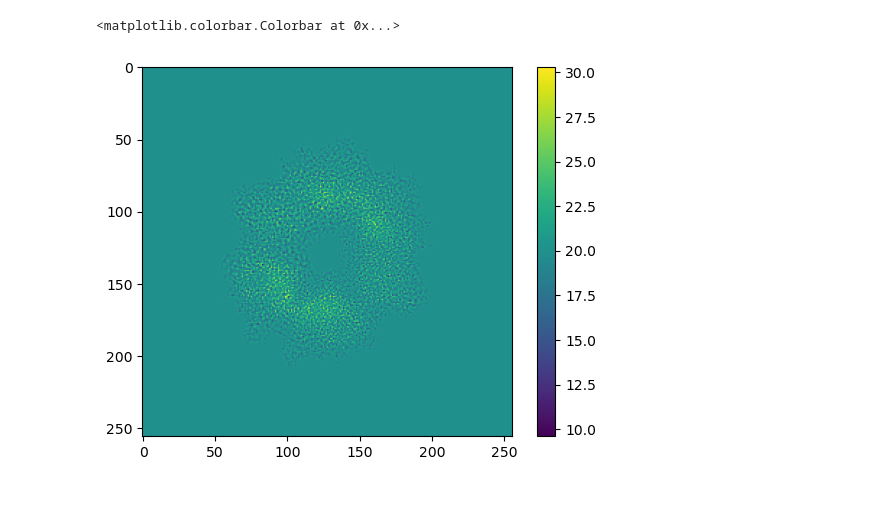
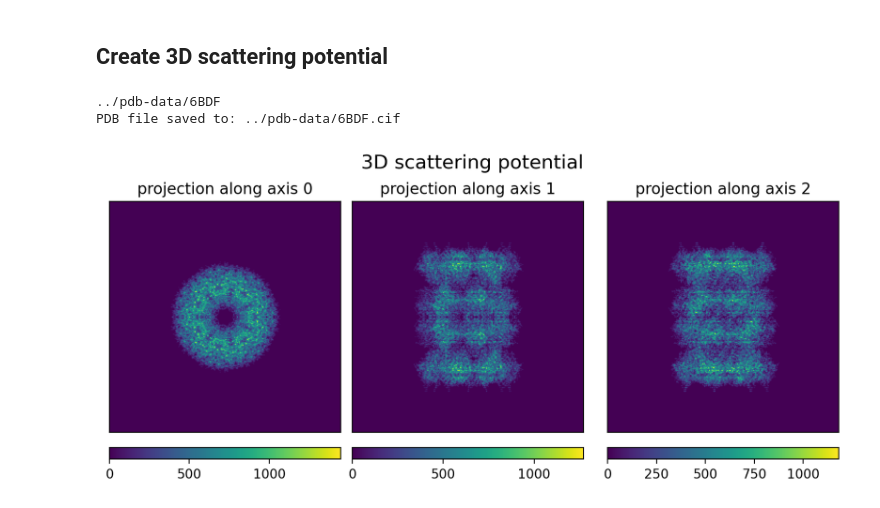
Before and after one commit to joelyeois/specter, a Jupyter notebook: notebooks/image-formation-models.ipynb, the cells around one changed output. Saved outputs shown, nothing was run; the diff lists cells and outputs as text; code cells hidden in the pictures.

Commit message:
complete image generator

```diff
--- a/notebooks/image-formation-models.ipynb
+++ b/notebooks/image-formation-models.ipynb
@@ -135,6 +0,0 @@ plt.colorbar()
-# %%
-plt.imshow(torch.abs(exitwave[0]) ** 2)
-plt.colorbar()
-# %% [output]
-<matplotlib.colorbar.Colorbar at 0x...>
-[figure, removed]
@@ -140,0 +18,20 @@ plt.colorbar()
+# %% [markdown]
+## Create 3D scattering potential
+# %%
+# fetch pdb file
+pdb_code = "6BDF"
+pm = PDB2MRC(pdb_code)
+pm.fetch_pdb(pdb_folder="../pdb-data/")
+# %% [output]
+../pdb-data/6BDF
+PDB file saved to: ../pdb-data/6BDF.cif
+# %%
+# Samples 3D scattering potential onto specified grid
+n = 256 # number of pixels per axis
+dx = 1 # angstrom, pixel size.
+pm.build_particle(n=n, dx=dx)
+V = pm.particle.detach().clone()
+# %%
+plot3d(V, title="3D scattering potential")
+# %% [output]
+[figure, added]
```
Also changed, not shown: parts of 32 cells of this notebook, 3 other files.
